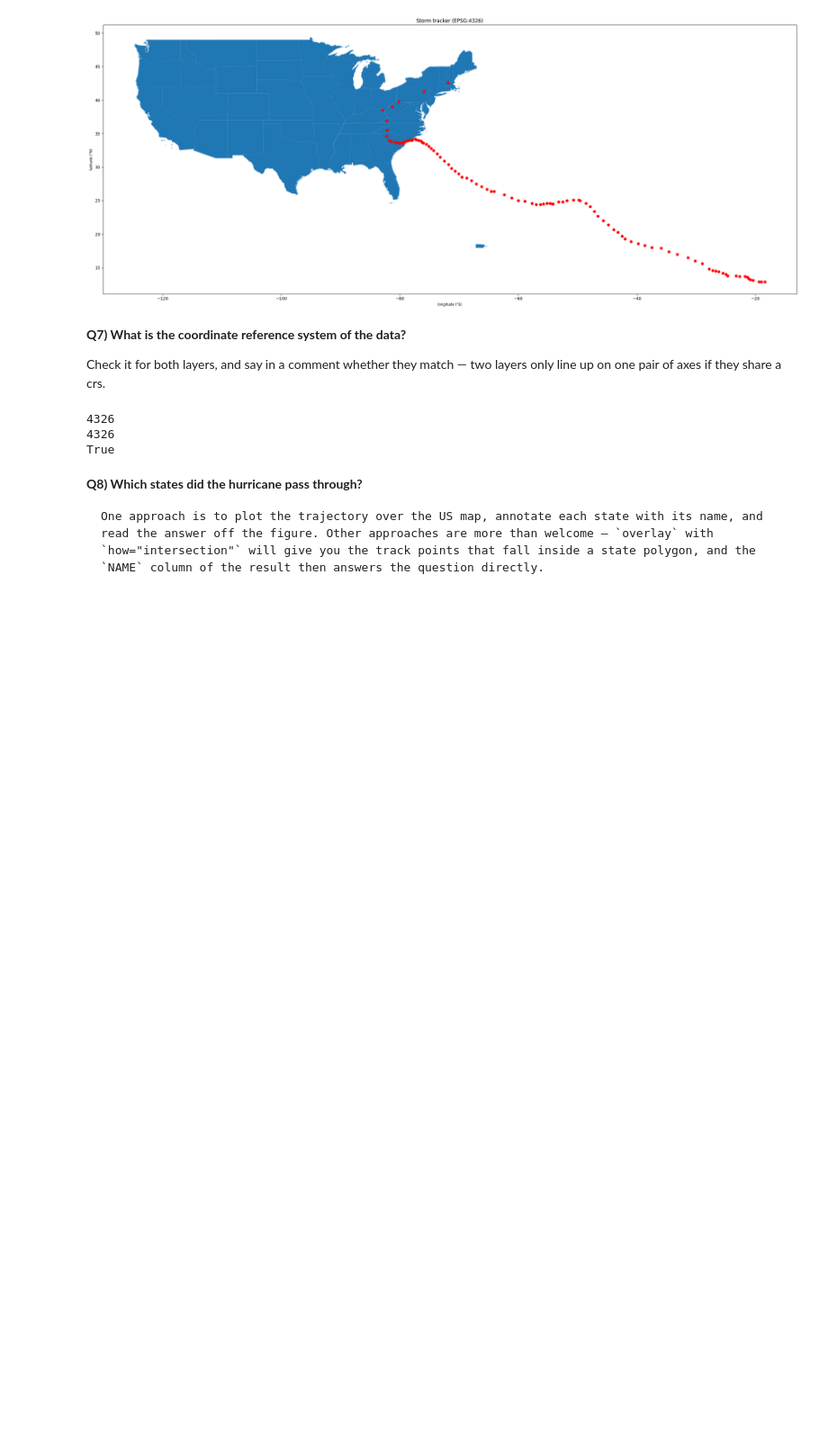
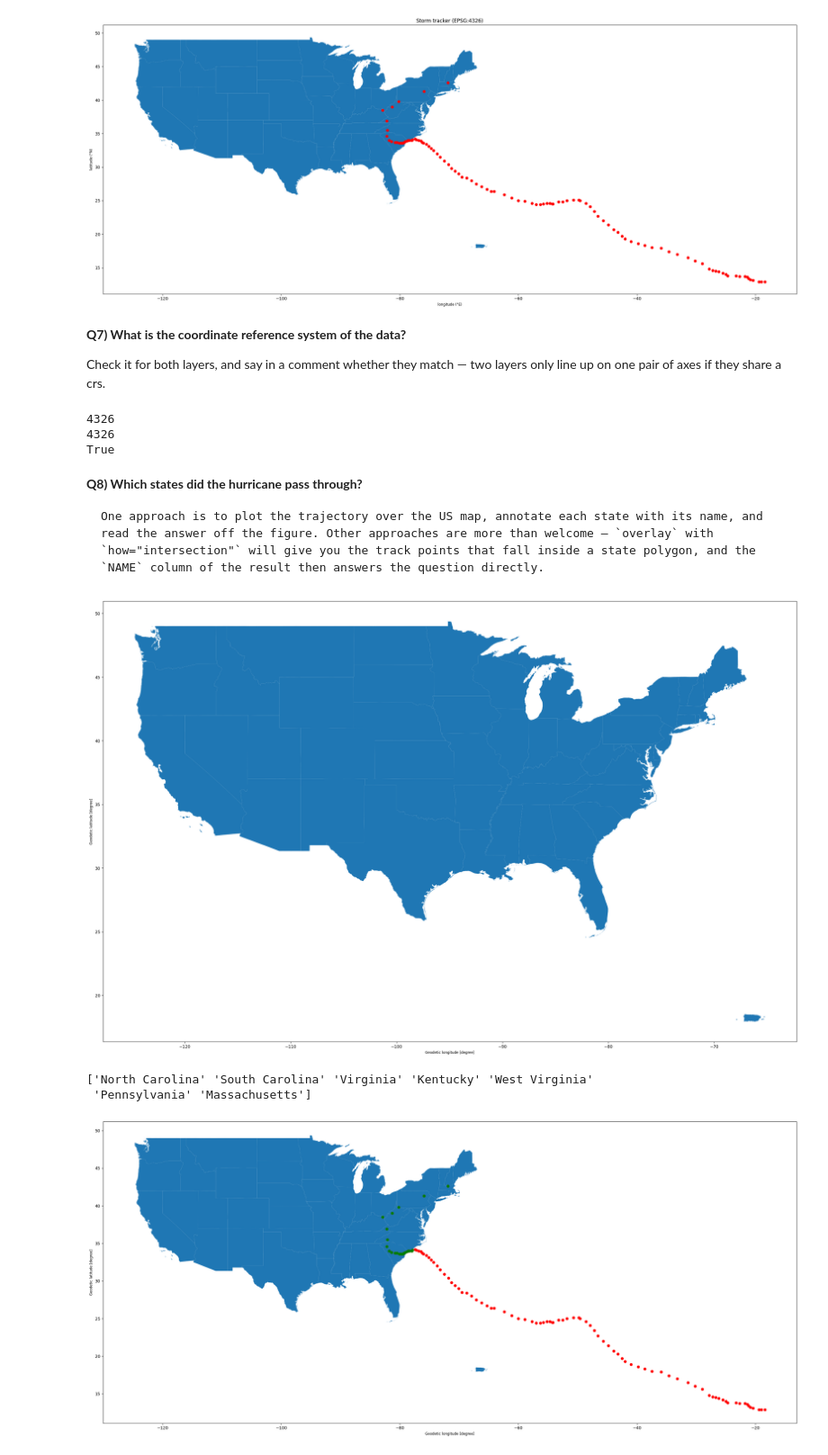
Before and after one commit to nikolaicarrion/2026_Intro_Python, a Jupyter notebook: 1.6-geospatial-vector-data-environmental-exercises.ipynb, the cells around one changed output. Shown at 90% size. Drawn from its saved outputs; the diff is of its cells as text; code cells hidden in the pictures; blank space fills up the shorter version.

````diff
--- a/1.6-geospatial-vector-data-environmental-exercises.ipynb
+++ b/1.6-geospatial-vector-data-environmental-exercises.ipynb
@@ -212,6 +212,25 @@ read the answer off the figure. Other approaches are more than welcome — `over
 ```
 # %%
 # Plot the US states without Alaska and Hawaii, then
+
+country_2.plot(figsize=(30,20))
+
+plt.show()
 # annotate the US states with their names, then
+
 # select the hurricane trajectory points inside the US boundary with the overlay operation, then
+selection = gpd.overlay(gdf_florence, country_2, how="intersection")
+print(selection["NAME"].unique())
+
+
 # plot the hurricane trajectory inside the US boundary
+fig, ax = plt.subplots(figsize=(30,20))
+country_2.plot(ax=ax)
+gdf_florence.plot(ax=ax, c="r")
+selection.plot(ax=ax, c="g")
+plt.show()
+# %% [output]
+[figure, added]
+['North Carolina' 'South Carolina' 'Virginia' 'Kentucky' 'West Virginia'
+ 'Pennsylvania' 'Massachusetts']
+[figure, added]
````
